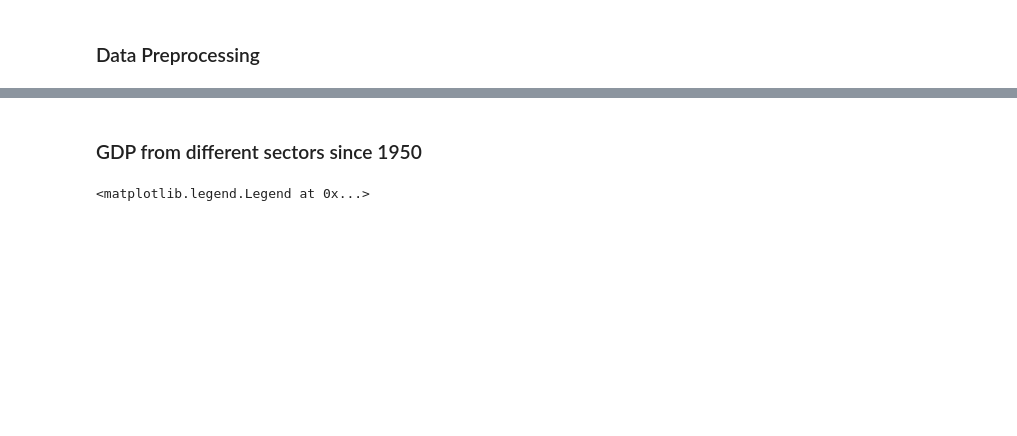
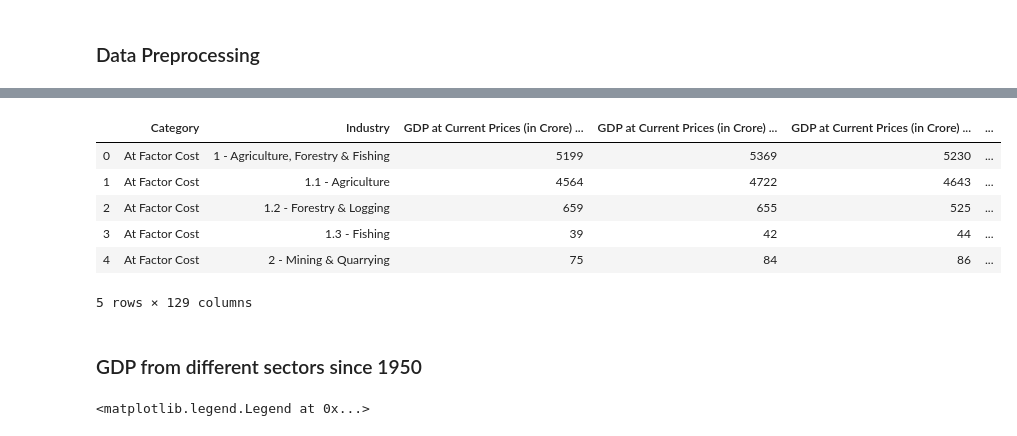
Before and after one commit to tejank10/ds200, a Jupyter notebook: GDP contribution from different sectors.ipynb, the cells around one changed output, grey strips where cells are left out. Saved outputs shown, nothing was run; the diff lists cells and outputs as text; code cells hidden in the pictures; blank space fills up the shorter version.

```diff
--- a/GDP contribution from different sectors.ipynb
+++ b/GDP contribution from different sectors.ipynb
@@ -31,0 +8,4 @@ years = np.array([int(g.split('-')[-2]) for g in years.split('	')])
+# %%
+data = pd.read_excel('datafile.xls')
+data.head()
+# %% [output]
@@ -31,0 +13,7 @@ years = np.array([int(g.split('-')[-2]) for g in years.split('	')])
+|  | Category | Industry | GDP at Current Prices (in Crore) ... | GDP at Current Prices (in Crore) ... | GDP at Current Prices (in Crore) ... | ... |
+| 0 | At Factor Cost | 1 - Agriculture, Forestry & Fishing | 5199 | 5369 | 5230 | ... |
+| 1 | At Factor Cost | 1.1 - Agriculture | 4564 | 4722 | 4643 | ... |
+| 2 | At Factor Cost | 1.2 - Forestry & Logging | 659 | 655 | 525 | ... |
+| 3 | At Factor Cost | 1.3 - Fishing | 39 | 42 | 44 | ... |
+| 4 | At Factor Cost | 2 - Mining & Quarrying | 75 | 84 | 86 | ... |
+5 rows × 129 columns
```
Also changed, not shown: parts of 8 cells of this notebook.
